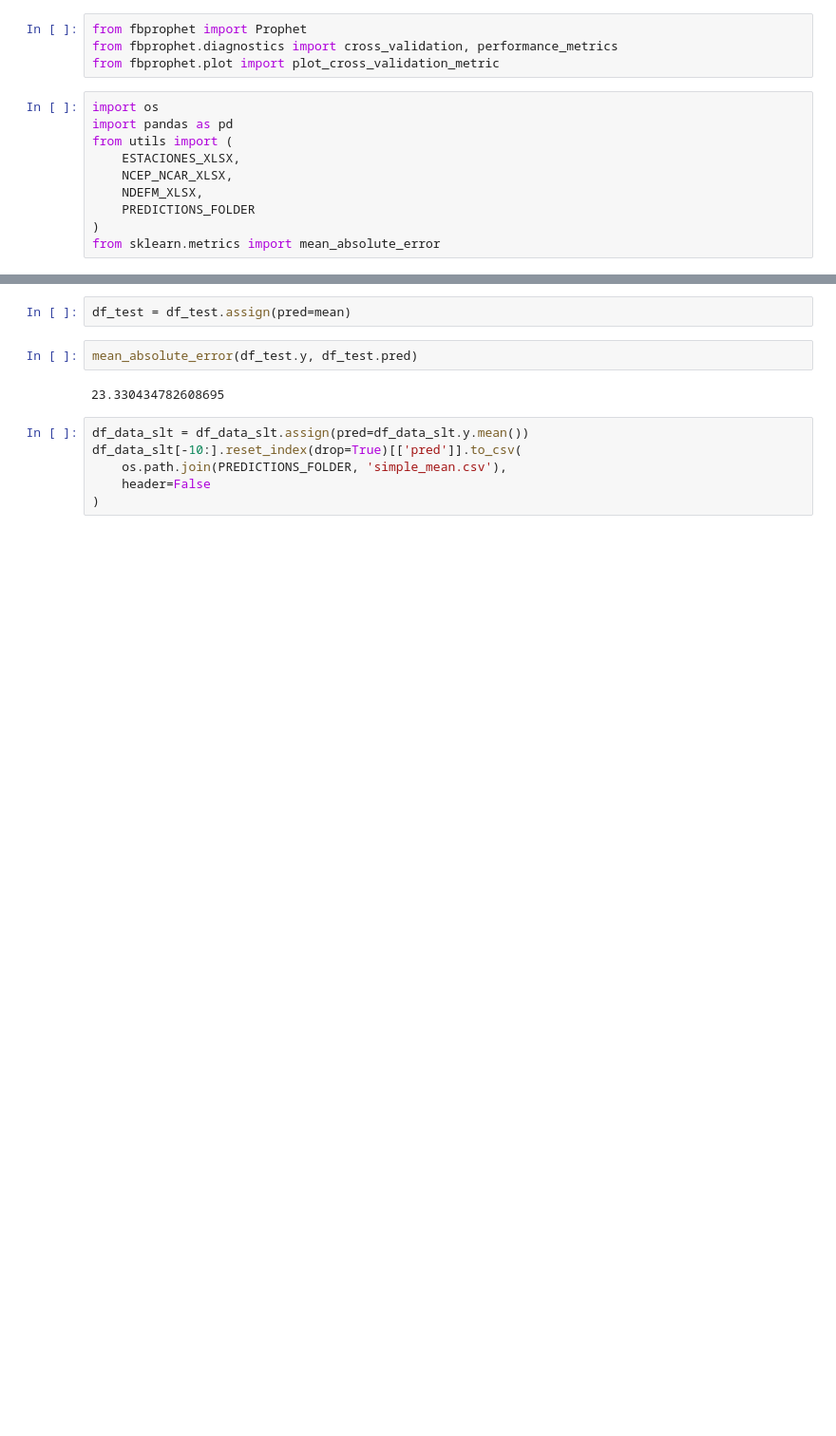
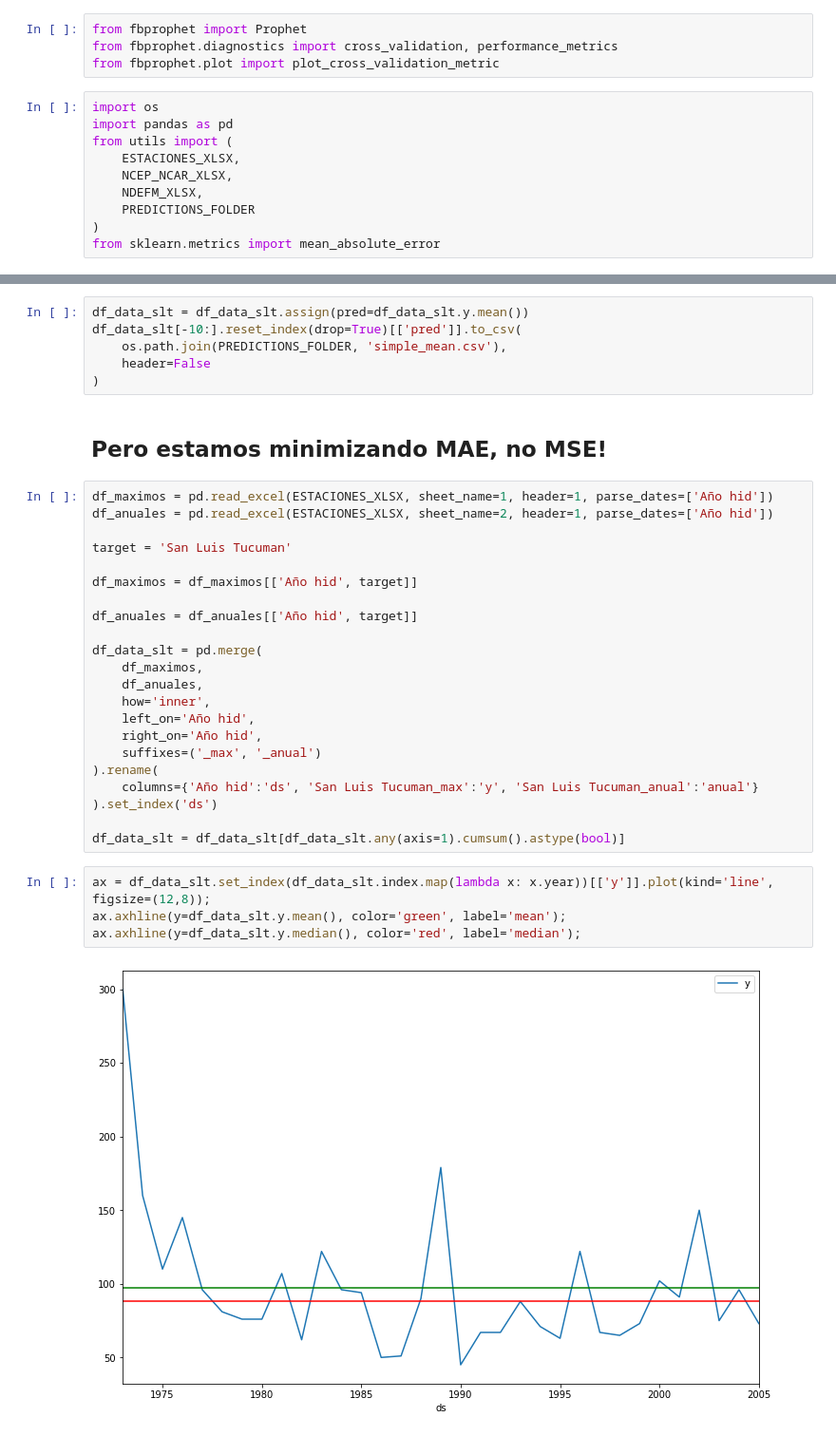
Before and after one commit to CrossNox/metadata_lluvias, a Jupyter notebook: 04.simple_mean.ipynb, the cells around one changed output, grey strips where cells are left out. Shown at 95% size. Cells and saved outputs as stored; diff of their text form; blank space fills up the shorter version.

```diff
--- a/04.simple_mean.ipynb
+++ b/04.simple_mean.ipynb
@@ -58,12 +47,36 @@ mean = df_train.y.mean()
-# %%
-df_test = df_test.assign(pred=mean)
-# %%
-mean_absolute_error(df_test.y, df_test.pred)
-# %% [output]
-23.330434782608695
 # %%
 df_data_slt = df_data_slt.assign(pred=df_data_slt.y.mean())
 df_data_slt[-10:].reset_index(drop=True)[['pred']].to_csv(
     os.path.join(PREDICTIONS_FOLDER, 'simple_mean.csv'),
     header=False
 )
+# %% [markdown]
+## Pero estamos minimizando MAE, no MSE!
+# %%
+df_maximos = pd.read_excel(ESTACIONES_XLSX, sheet_name=1, header=1, parse_dates=['Año hid'])
+df_anuales = pd.read_excel(ESTACIONES_XLSX, sheet_name=2, header=1, parse_dates=['Año hid'])
+
+target = 'San Luis Tucuman'
+
+df_maximos = df_maximos[['Año hid', target]]
+
+df_anuales = df_anuales[['Año hid', target]]
+
+df_data_slt = pd.merge(
+    df_maximos,
+    df_anuales,
+    how='inner',
+    left_on='Año hid',
+    right_on='Año hid',
+    suffixes=('_max', '_anual')
+).rename(
+    columns={'Año hid':'ds', 'San Luis Tucuman_max':'y', 'San Luis Tucuman_anual':'anual'}
+).set_index('ds')
+
+df_data_slt = df_data_slt[df_data_slt.any(axis=1).cumsum().astype(bool)]
+# %%
+ax = df_data_slt.set_index(df_data_slt.index.map(lambda x: x.year))[['y']].plot(kind='line', figsize=(12,8));
+ax.axhline(y=df_data_slt.y.mean(), color='green', label='mean');
+ax.axhline(y=df_data_slt.y.median(), color='red', label='median');
+# %% [output]
+[figure, added]
```
Also changed, not shown: parts of 11 cells of this notebook, 3 other files.
